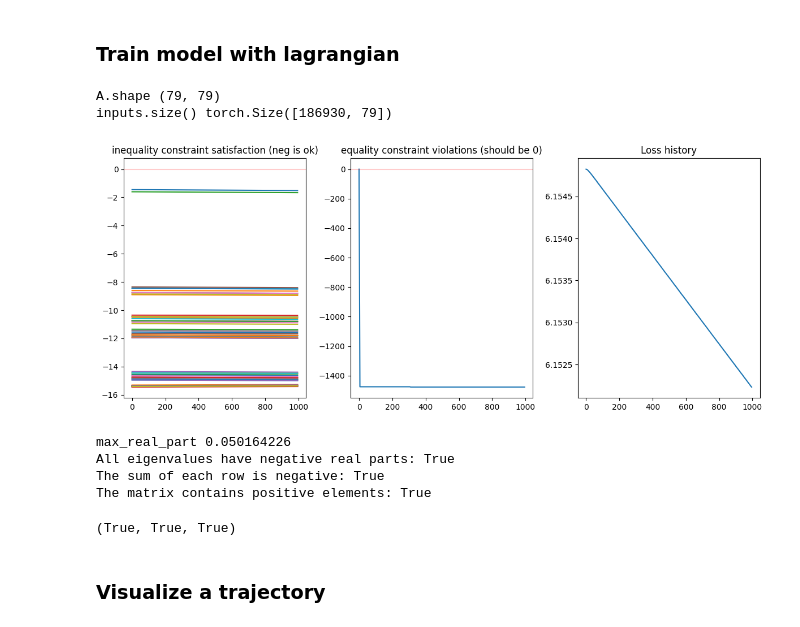
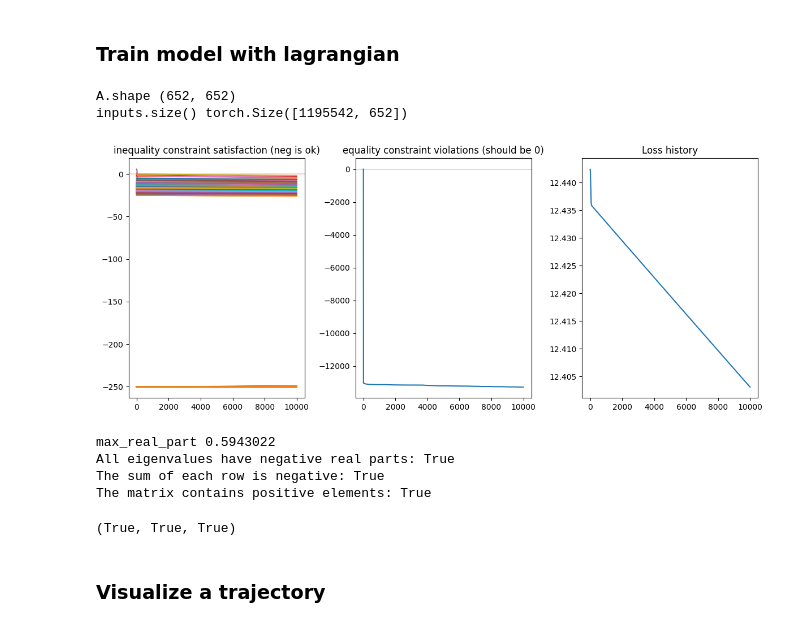
Before and after one commit to THANNAGA/Lagrangian, a Jupyter notebook: GLV_bounded_lagrangian.ipynb, the cells around one changed output. Cells and saved outputs as stored; diff of their text form; code cells hidden in the pictures.

```diff
--- a/GLV_bounded_lagrangian.ipynb
+++ b/GLV_bounded_lagrangian.ipynb
@@ -910,14 +991,14 @@ def buildList(numwords=10, lenwords=2):
   letterlist = buildLetters(wordlist)
   return wordlist, letterlist + wordlist
 
-words, tokens = buildList(numwords=30); n = len(tokens)
-#words = 10   , 20   , 30,
-#units = 32   , 55   , 79,
-#param = 32x32, 55x55,
-#sampl = 22110, 84420, 186930
-#acc.  = 100  , 100  ,
+words, tokens = buildList(numwords=500); n = len(tokens)
+#words = 10   , 20   , 30,     100,     200,     500,     1000
+#units = 32   , 55   , 79,     181,     310,     652,     1157
+#param = 32x32, 55x55, 79x79,  181x181, 310x310, 652x652, 1157x1157
+#sampl = 22110, 84420, 186930, 111000,  442000,  129762,  508217
+#acc.  = 100  , 100  , 93.3,   99.0,    99.5,    89.4,    68.44
 # %%
 #create matrix and dataset
 A = create_matrix(tokens);
-input_data, target_data = create_dataset_expanded(tokens)
+input_data, target_data = create_dataset_expanded2(tokens, num_var = 10)
 # %% [output]
@@ -931,9 +1012,9 @@ def show_constraints(state_history):
       *[(iter_num, _["cmp"].loss.item()) for (iter_num, _) in state_history.items()]
     )
 
-  mult_hist = [_["dual"][1].data.numpy() for (foo, _) in state_history.items()]
-  eq_defect_hist = [_["cmp"].eq_defect.data.numpy() for (foo, _) in state_history.items()]
-  ineq_defect_hist = [_["cmp"].ineq_defect.data.numpy() for (foo, _) in state_history.items()]
+  mult_hist = [_["dual"][1].data.cpu().numpy() for (foo, _) in state_history.items()]
+  eq_defect_hist = [_["cmp"].eq_defect.data.cpu().numpy() for (foo, _) in state_history.items()]
+  ineq_defect_hist = [_["cmp"].ineq_defect.data.cpu().numpy() for (foo, _) in state_history.items()]
 
   plt.figure(figsize=(12, 5))
 
@@ -956,16 +1037,22 @@ def show_constraints(state_history):
 # %% [markdown]
 ### Train model with lagrangian
 # %%
-from tqdm.notebook import tqdm
+device = torch.device("cuda:0" if torch.cuda.is_available() else "cpu")
 
 cmp = TemplateSumConstrainedLogRegMod()
 formulation = cooper.LagrangianFormulation(cmp)
 
+print ('A.shape',A.shape)
+
 #model = LogisticRegressionFixed(A.shape[0], A.shape[1])
-model = LogisticRegression(A.shape[0], A.shape[1]);print ('A.shape',A.shape)
+model = LogisticRegression(A.shape[0], A.shape[1]).to(device)
 # Initialize the model's weights with A
-A_tensor = torch.tensor(A, dtype=torch.float32)
+A_tensor = torch.tensor(A, dtype=torch.float32).to(device)
 model.linear.weight.data = nn.Parameter(A_tensor)
+
+#transfer model to device
+device = torch.device("cuda:0" if torch.cuda.is_available() else "cpu")
+
 
 # primal_optimizer = cooper.optim.ExtraSGD(model.parameters(), lr=1e-3, momentum=0.9)
 # dual_optimizer = cooper.optim.partial_optimizer(cooper.optim.ExtraSGD, lr=5e-3)
@@ -987,41 +1074,41 @@ state_history = OrderedDict()
 shuffled_indices = np.arange(len(input_data))
 np.random.shuffle(shuffled_indices)
 input_data_shuffled = input_data[shuffled_indices]
 target_data_shuffled = target_data[shuffled_indices]
 
 # Set the diagonal elements to -1
 #np.fill_diagonal(A, -1)
-template = torch.from_numpy(np.sign(A)).float()
-inputs = torch.from_numpy(input_data_shuffled).float();print ('inputs.size()', inputs.size())
-targets = torch.from_numpy(target_data_shuffled).float()
+template = torch.from_numpy(np.sign(A)).float().to(device)
+inputs = torch.from_numpy(input_data_shuffled).float().to(device) ;print ('inputs.size()', inputs.size())
+targets = torch.from_numpy(target_data_shuffled).float().to(device)
 
 for epoch in tqdm(range(epochs)):
       coop.zero_grad()
       lagrangian = formulation.composite_objective(
           cmp.closure, model, inputs, targets, template
         )
       formulation.custom_backward(lagrangian)
       coop.step(cmp.closure, model, inputs, targets, template)
 
       if iter_num % 5 == 0:
           state_history[iter_num] = {
                 "cmp": cmp.state,
                 "dual": copy(formulation.state()),
             }
 
       iter_num += 1
 
 
 show_constraints(state_history)
-A = model.linear.weight.detach().numpy()
+A = model.linear.weight.detach().cpu().numpy()
 A = adjust_eigen(A)
 A = 0.01*A
 check_matrix_conditions(A)
 # %% [output]
-A.shape (79, 79)
-inputs.size() torch.Size([186930, 79])
+A.shape (652, 652)
+inputs.size() torch.Size([1195542, 652])
-[figure, old version]
+[figure, new version]
-max_real_part 0.050164226
+max_real_part 0.5943022
 All eigenvalues have negative real parts: True
 The sum of each row is negative: True
 The matrix contains positive elements: True
```
Also changed, not shown: parts of 14 cells of this notebook.
